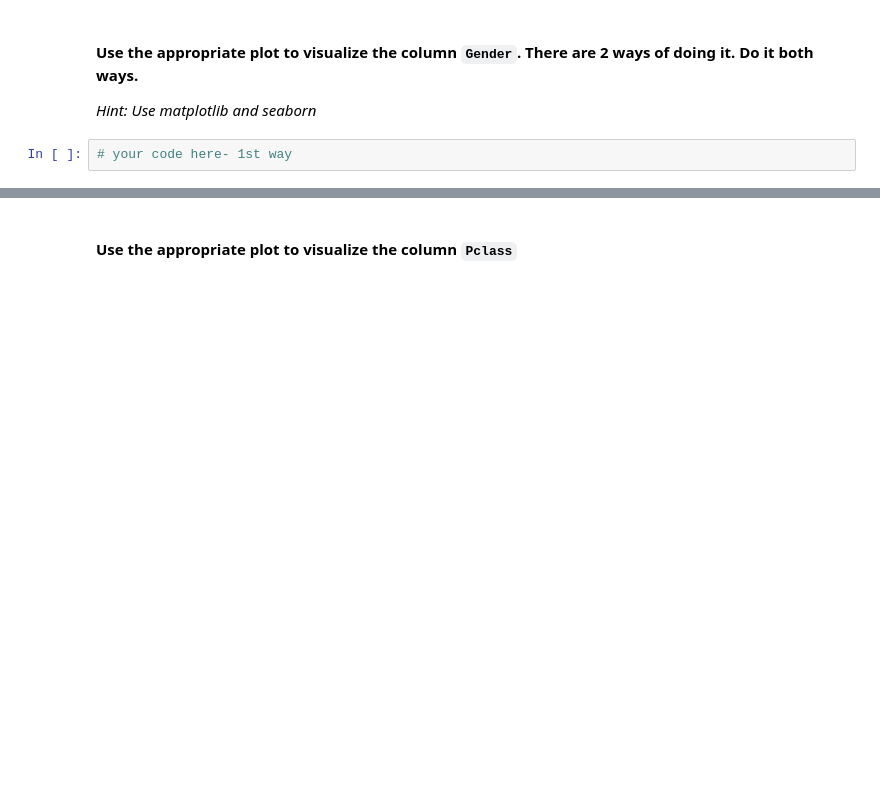
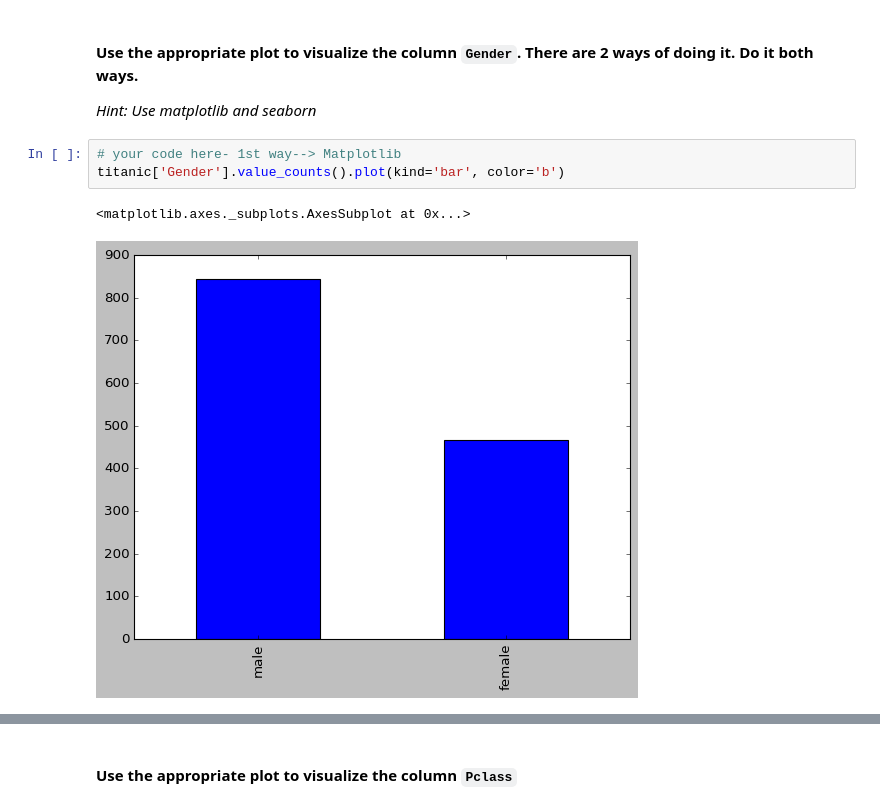
Before and after one commit to luanasolisg/dataptmad1019, a Jupyter notebook: module-2/lab-matplotlib-seaborn/your-code/challenge-3.ipynb, the cells around one changed output, grey strips where cells are left out. Drawn from its saved outputs; the diff is of its cells as text; blank space fills up the shorter version.

```diff
--- a/module-2/lab-matplotlib-seaborn/your-code/challenge-3.ipynb
+++ b/module-2/lab-matplotlib-seaborn/your-code/challenge-3.ipynb
@@ -124,5 +124,9 @@ sns.distplot(titanic['Age'], color='g')
 
 *Hint: Use matplotlib and seaborn*
 # %%
-# your code here- 1st way
+# your code here- 1st way--> Matplotlib
+titanic['Gender'].value_counts().plot(kind='bar', color='b')
+# %% [output]
+<matplotlib.axes._subplots.AxesSubplot at 0x...>
+[figure, added]
 # %%
```
Also changed, not shown: parts of 17 cells of this notebook, 1 other file.
